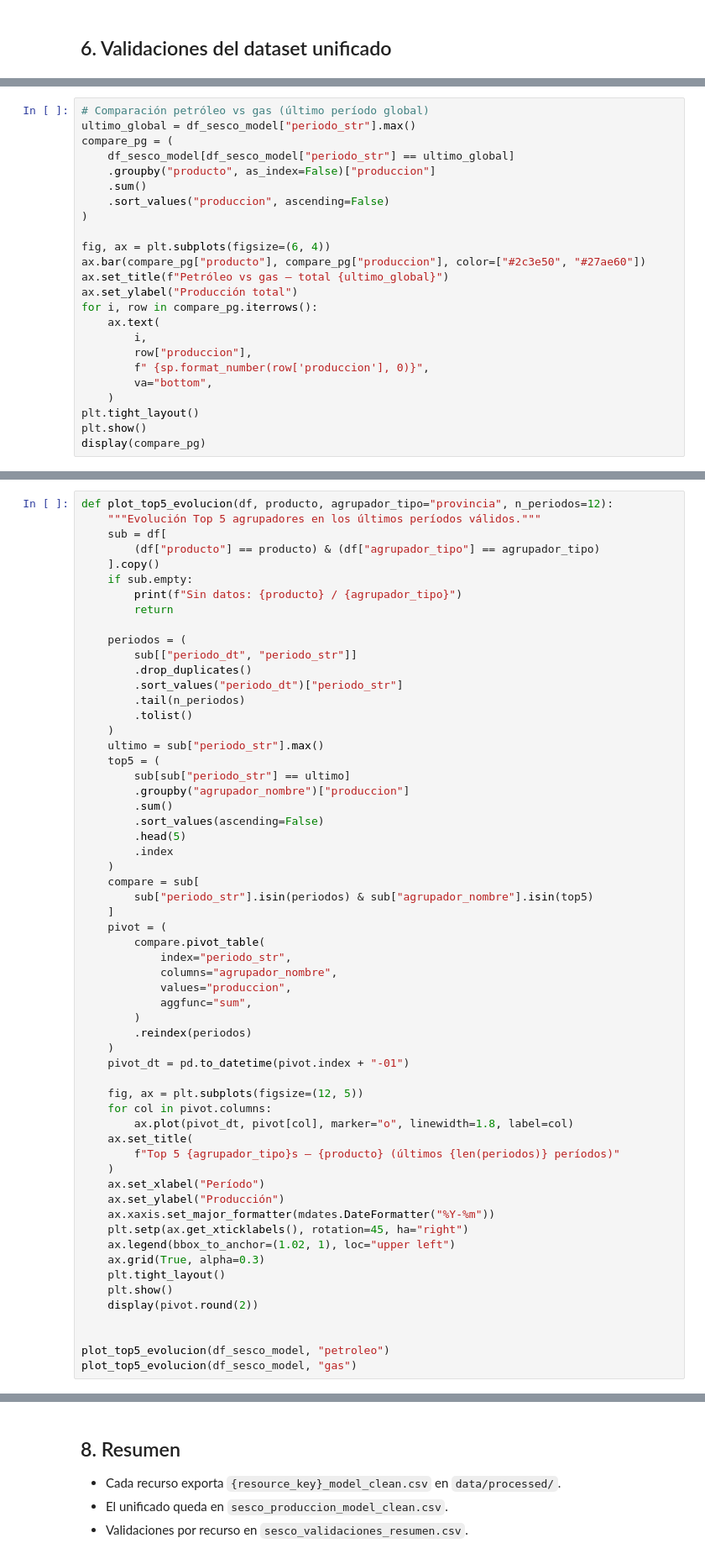
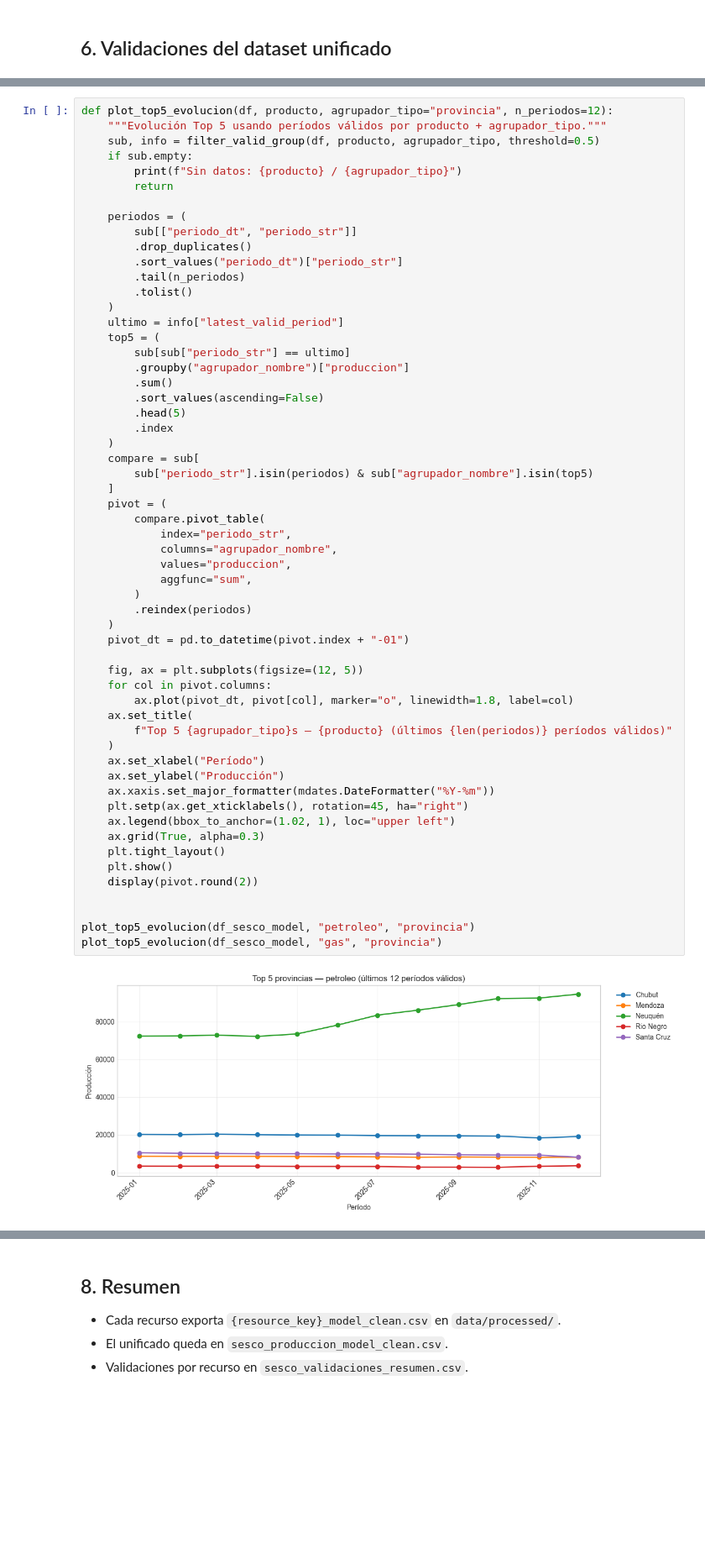
Before and after one commit to ppagano91/DashboardOilAndGasArgentina, a Jupyter notebook: exploration/notebooks/02_modelo_unificado_sesco.ipynb, the cells around one changed output, grey strips where cells are left out. Shown at 84% size. Cells and saved outputs as stored; diff of their text form; blank space fills up the shorter version.

```diff
--- a/exploration/notebooks/02_modelo_unificado_sesco.ipynb
+++ b/exploration/notebooks/02_modelo_unificado_sesco.ipynb
@@ -259,24 +392,0 @@ for tipo in ("provincia", "cuenca", "empresa"):
-# %%
-# Comparación petróleo vs gas (último período global)
-ultimo_global = df_sesco_model["periodo_str"].max()
-compare_pg = (
-    df_sesco_model[df_sesco_model["periodo_str"] == ultimo_global]
-    .groupby("producto", as_index=False)["produccion"]
-    .sum()
-    .sort_values("produccion", ascending=False)
-)
-
-fig, ax = plt.subplots(figsize=(6, 4))
-ax.bar(compare_pg["producto"], compare_pg["produccion"], color=["#2c3e50", "#27ae60"])
-ax.set_title(f"Petróleo vs gas — total {ultimo_global}")
-ax.set_ylabel("Producción total")
-for i, row in compare_pg.iterrows():
-    ax.text(
-        i,
-        row["produccion"],
-        f" {sp.format_number(row['produccion'], 0)}",
-        va="bottom",
-    )
-plt.tight_layout()
-plt.show()
-display(compare_pg)
@@ -288,9 +393,7 @@ display(compare_pg)
 # %%
 def plot_top5_evolucion(df, producto, agrupador_tipo="provincia", n_periodos=12):
-    """Evolución Top 5 agrupadores en los últimos períodos válidos."""
-    sub = df[
-        (df["producto"] == producto) & (df["agrupador_tipo"] == agrupador_tipo)
-    ].copy()
+    """Evolución Top 5 usando períodos válidos por producto + agrupador_tipo."""
+    sub, info = filter_valid_group(df, producto, agrupador_tipo, threshold=0.5)
     if sub.empty:
         print(f"Sin datos: {producto} / {agrupador_tipo}")
         return
@@ -302,7 +405,7 @@ def plot_top5_evolucion(df, producto, agrupador_tipo="provincia", n_periodos=12)
         .tail(n_periodos)
         .tolist()
     )
-    ultimo = sub["periodo_str"].max()
+    ultimo = info["latest_valid_period"]
     top5 = (
         sub[sub["periodo_str"] == ultimo]
         .groupby("agrupador_nombre")["produccion"]
@@ -314,33 +417,35 @@ def plot_top5_evolucion(df, producto, agrupador_tipo="provincia", n_periodos=12)
     compare = sub[
         sub["periodo_str"].isin(periodos) & sub["agrupador_nombre"].isin(top5)
     ]
     pivot = (
         compare.pivot_table(
             index="periodo_str",
             columns="agrupador_nombre",
             values="produccion",
             aggfunc="sum",
         )
         .reindex(periodos)
     )
     pivot_dt = pd.to_datetime(pivot.index + "-01")
 
     fig, ax = plt.subplots(figsize=(12, 5))
     for col in pivot.columns:
         ax.plot(pivot_dt, pivot[col], marker="o", linewidth=1.8, label=col)
     ax.set_title(
-        f"Top 5 {agrupador_tipo}s — {producto} (últimos {len(periodos)} períodos)"
+        f"Top 5 {agrupador_tipo}s — {producto} (últimos {len(periodos)} períodos válidos)"
     )
     ax.set_xlabel("Período")
     ax.set_ylabel("Producción")
     ax.xaxis.set_major_formatter(mdates.DateFormatter("%Y-%m"))
     plt.setp(ax.get_xticklabels(), rotation=45, ha="right")
     ax.legend(bbox_to_anchor=(1.02, 1), loc="upper left")
     ax.grid(True, alpha=0.3)
     plt.tight_layout()
     plt.show()
     display(pivot.round(2))
 
 
-plot_top5_evolucion(df_sesco_model, "petroleo")
-plot_top5_evolucion(df_sesco_model, "gas")
+plot_top5_evolucion(df_sesco_model, "petroleo", "provincia")
+plot_top5_evolucion(df_sesco_model, "gas", "provincia")
+# %% [output]
+[figure, added]
```
Also changed, not shown: parts of 10 cells of this notebook, 2 other files.
